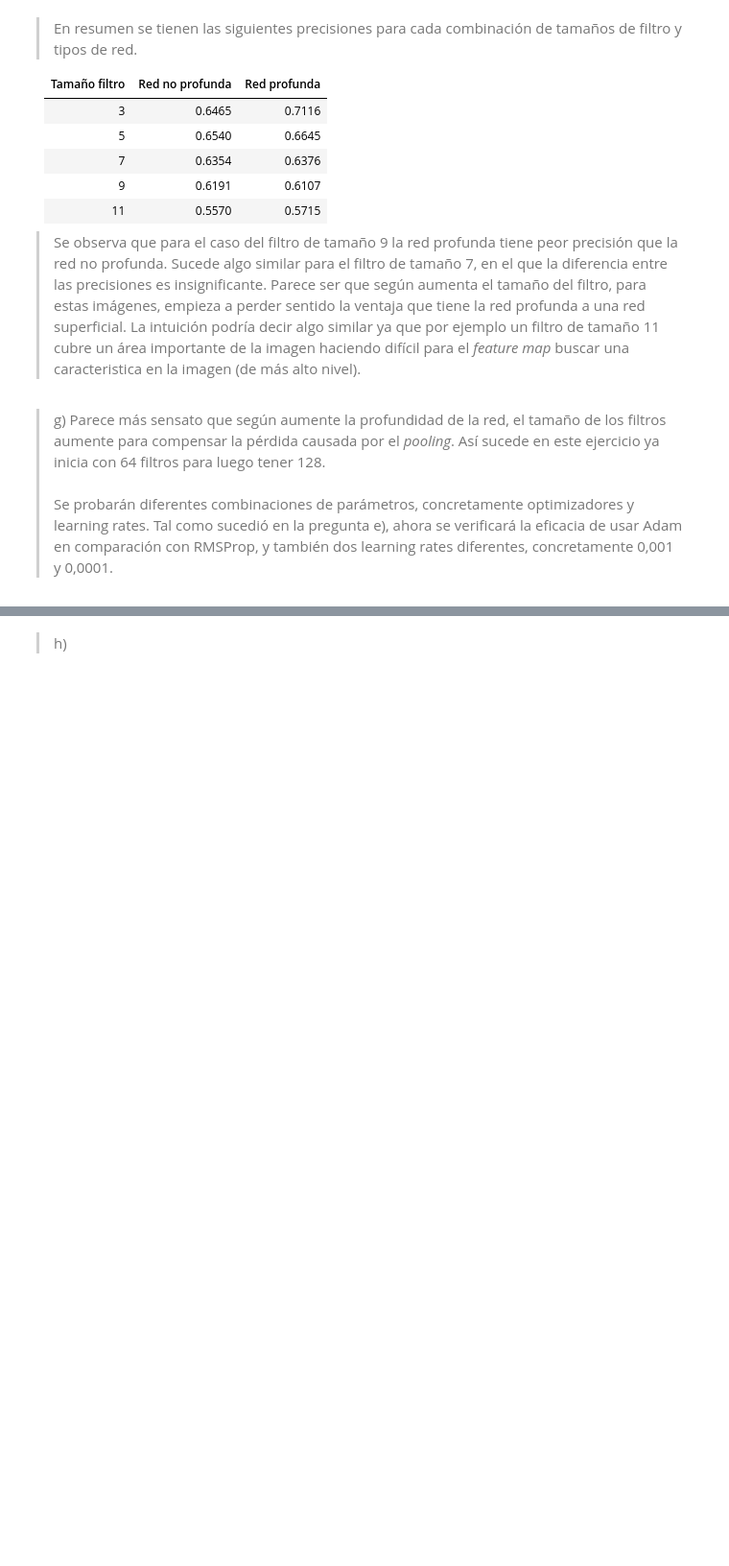
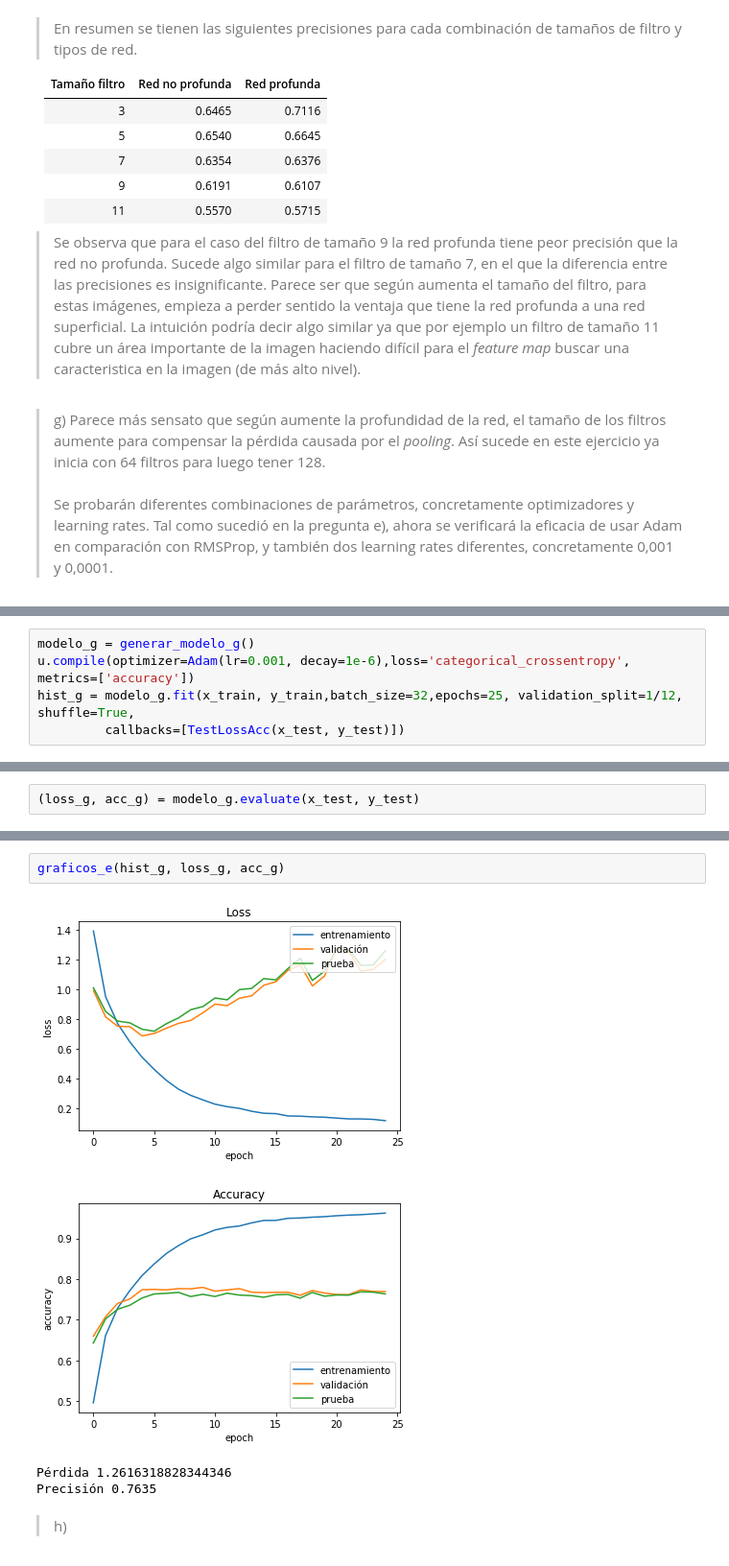
Before and after one commit to eduborgono/RedesNeuronales, a Jupyter notebook: Tarea 1/Pregunta 3.ipynb, the cells around one changed output, grey strips where cells are left out. Shown at 96% size. Saved outputs shown, nothing was run; the diff lists cells and outputs as text; blank space fills up the shorter version.

```diff
--- a/Tarea 1/Pregunta 3.ipynb
+++ b/Tarea 1/Pregunta 3.ipynb
@@ -725,0 +811,5 @@ Epoch 1/25
+# %%
+modelo_g = generar_modelo_g()
+u.compile(optimizer=Adam(lr=0.001, decay=1e-6),loss='categorical_crossentropy', metrics=['accuracy'])
+hist_g = modelo_g.fit(x_train, y_train,batch_size=32,epochs=25, validation_split=1/12, shuffle=True,
+         callbacks=[TestLossAcc(x_test, y_test)])
@@ -725,0 +835,2 @@ Epoch 1/25
+# %%
+(loss_g, acc_g) = modelo_g.evaluate(x_test, y_test)
@@ -726,3 +839,10 @@ Epoch 1/25
+# %%
+graficos_e(hist_g, loss_g, acc_g)
+# %% [output]
+[figure, added]
+[figure, added]
+Pérdida 1.2616318828344346
+Precisión 0.7635
 # %% [markdown]
 > h)
 # %%
```
Also changed, not shown: parts of 10 cells of this notebook.
